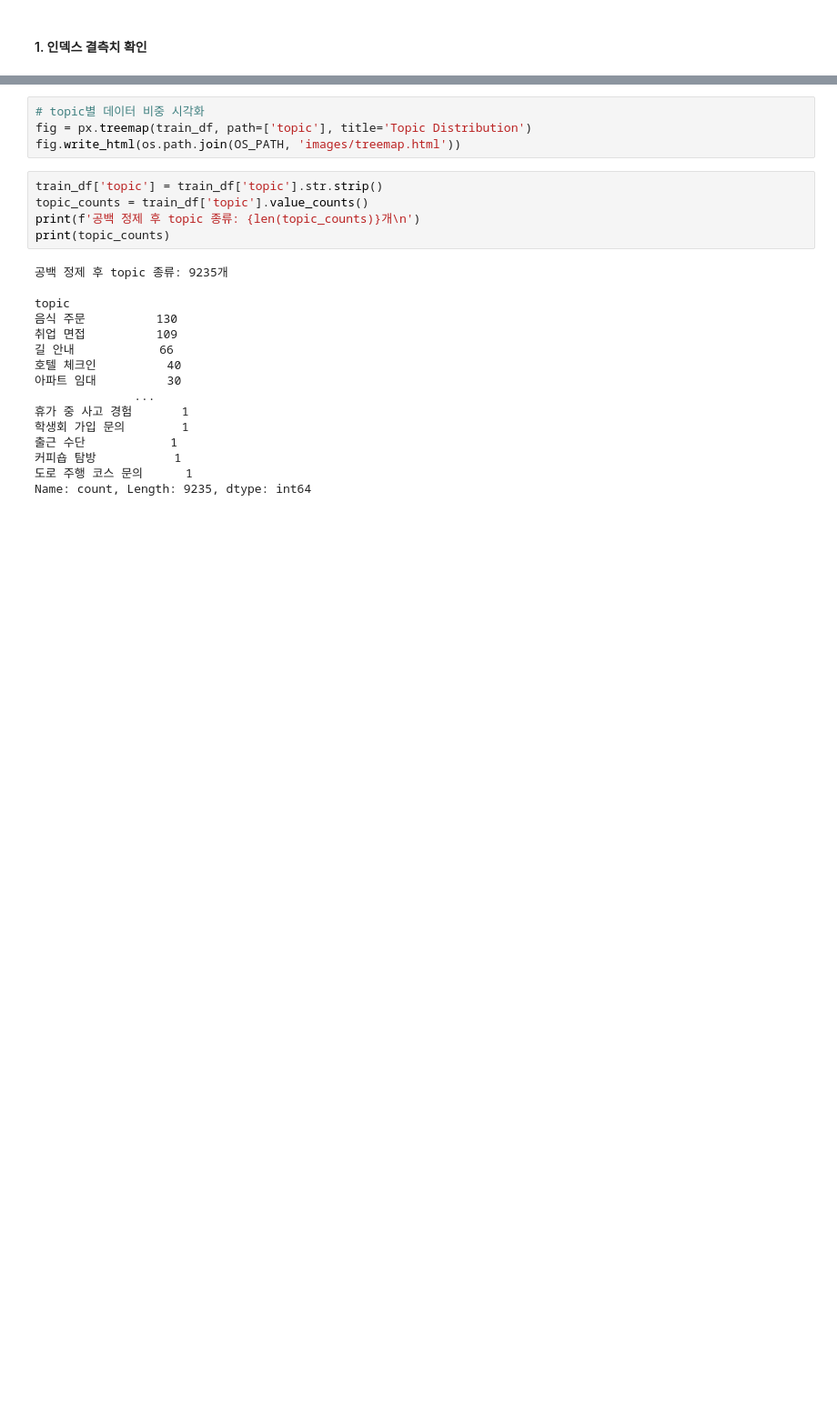
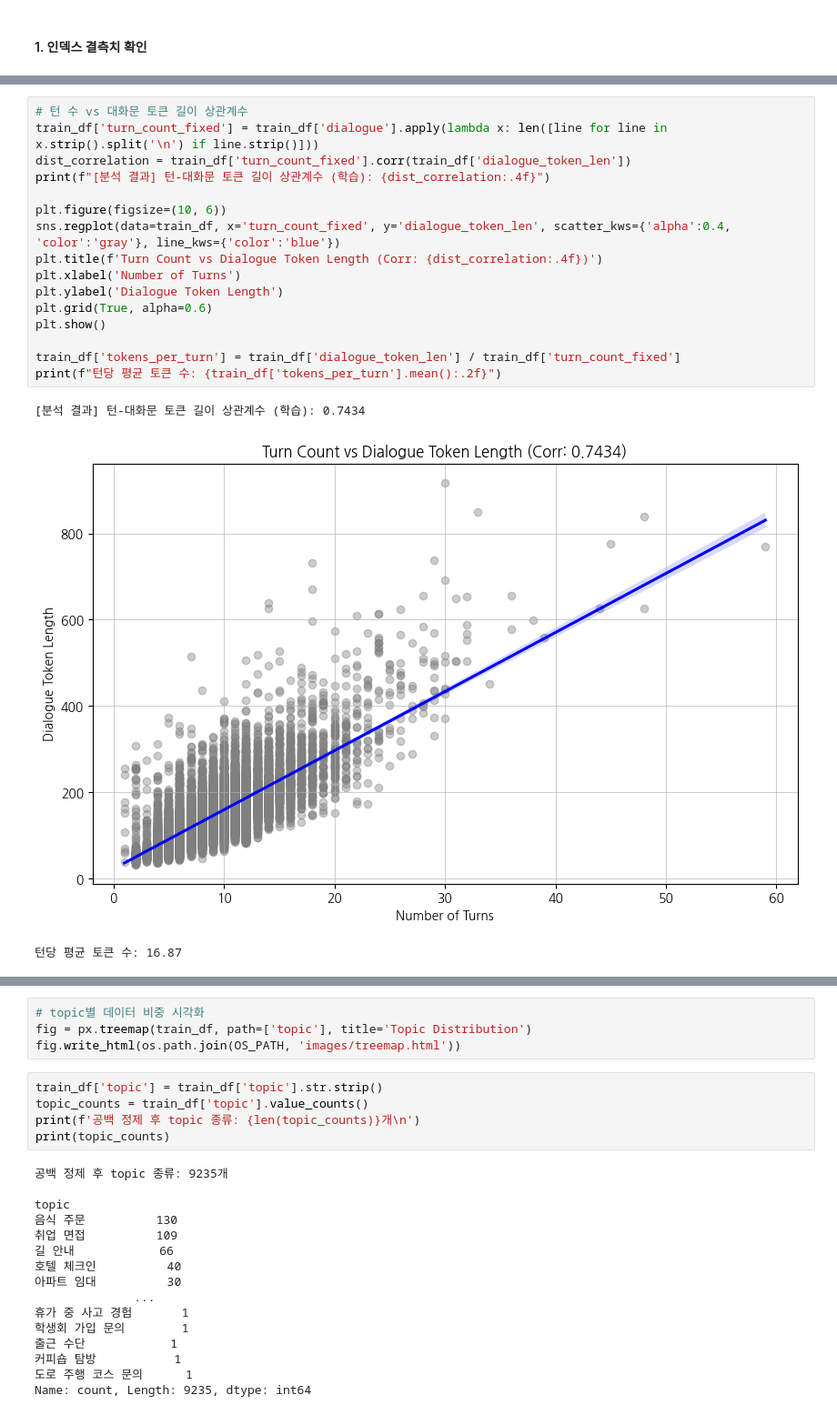
Before and after one commit to karmakaryx/nlp-dialogue-summarization, a Jupyter notebook: code/eda.ipynb, the cells around one changed output, grey strips where cells are left out. Shown at 91% size. Drawn from its saved outputs; the diff is of its cells as text; blank space fills up the shorter version.

```diff
--- a/code/eda.ipynb
+++ b/code/eda.ipynb
@@ -91,0 +504,20 @@ print(f'중복된 대화 수: {len(duplicates)}건\n')
+# %%
+# 턴 수 vs 대화문 토큰 길이 상관계수
+train_df['turn_count_fixed'] = train_df['dialogue'].apply(lambda x: len([line for line in x.strip().split('\n') if line.strip()]))
+dist_correlation = train_df['turn_count_fixed'].corr(train_df['dialogue_token_len'])
+print(f"[분석 결과] 턴-대화문 토큰 길이 상관계수 (학습): {dist_correlation:.4f}")
+
+plt.figure(figsize=(10, 6))
+sns.regplot(data=train_df, x='turn_count_fixed', y='dialogue_token_len', scatter_kws={'alpha':0.4, 'color':'gray'}, line_kws={'color':'blue'})
+plt.title(f'Turn Count vs Dialogue Token Length (Corr: {dist_correlation:.4f})')
+plt.xlabel('Number of Turns')
+plt.ylabel('Dialogue Token Length')
+plt.grid(True, alpha=0.6)
+plt.show()
+
+train_df['tokens_per_turn'] = train_df['dialogue_token_len'] / train_df['turn_count_fixed']
+print(f"턴당 평균 토큰 수: {train_df['tokens_per_turn'].mean():.2f}")
+# %% [output]
+[분석 결과] 턴-대화문 토큰 길이 상관계수 (학습): 0.7434
+[figure, added]
+턴당 평균 토큰 수: 16.87
```
Also changed, not shown: parts of 32 cells of this notebook.
